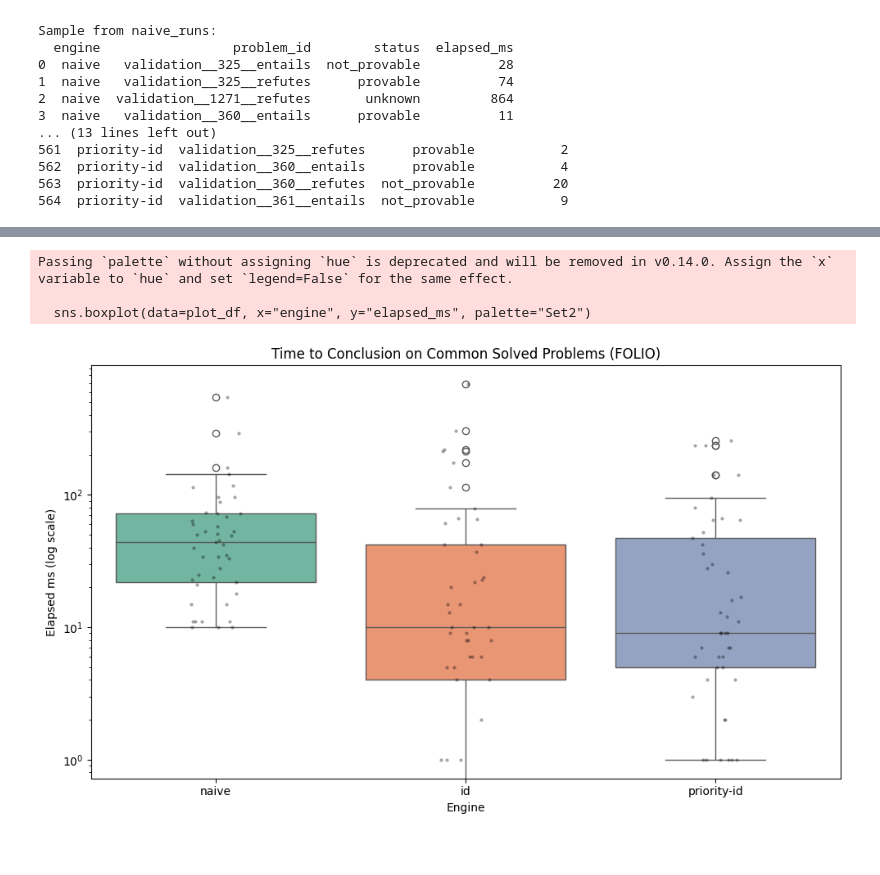
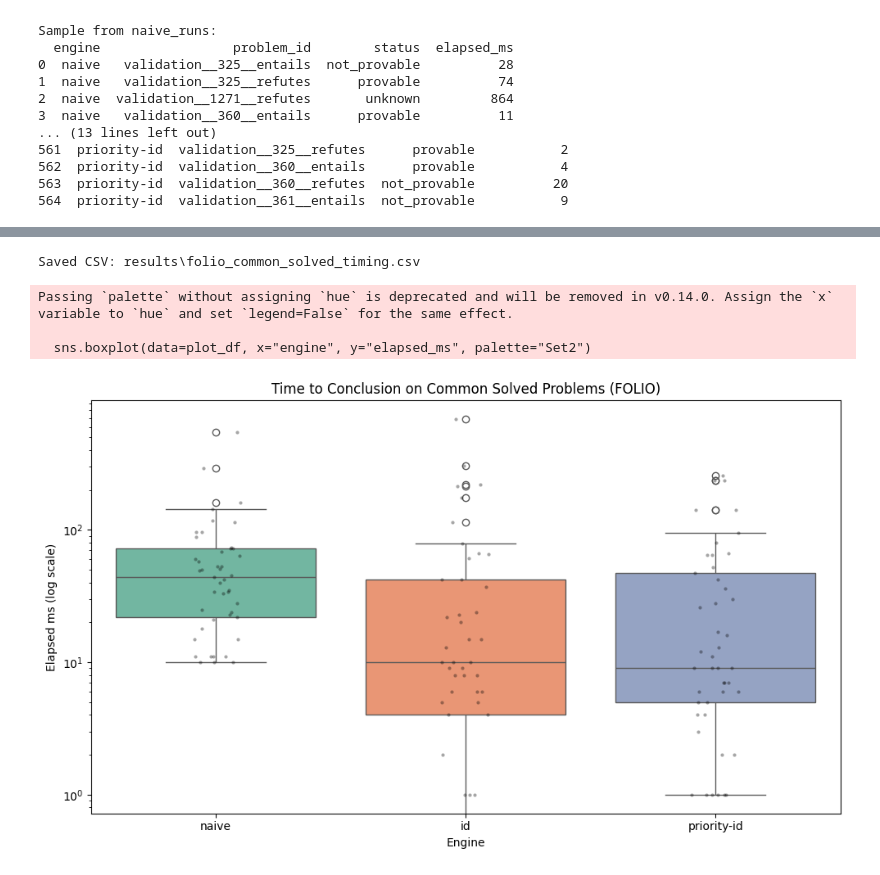
Before and after one commit to madiabio/logic-assignment, a Jupyter notebook: analysis/notebook.ipynb, the cells around one changed output, grey strips where cells are left out. Cells and saved outputs as stored; diff of their text form; code cells hidden in the pictures.

```diff
--- a/analysis/notebook.ipynb
+++ b/analysis/notebook.ipynb
@@ -160,36 +174,44 @@ priority-id        66      204       10    280
 # %%
 import seaborn as sns
 import matplotlib.pyplot as plt
 import pandas as pd
 
 # 1. Keep only determined results
 solved = folio_merged[folio_merged["status"].isin(["provable", "not_provable"])].copy()
 
 # 2. Keep only problems solved by every engine
 engines = solved["engine"].unique()
 problem_counts = solved.groupby("problem_id")["engine"].nunique()
 common_problems = problem_counts[problem_counts == len(engines)].index
 
 common_solved = solved[solved["problem_id"].isin(common_problems)].copy()
 
 # 3. One row per problem per engine
 plot_df = common_solved[["problem_id", "engine", "elapsed_ms"]].copy()
 
+results_dir = Path("results")
+results_dir.mkdir(parents=True, exist_ok=True)
+plot_df.to_csv(results_dir / "folio_common_solved_timing.csv", index=False)
+print(f"Saved CSV: {results_dir / 'folio_common_solved_timing.csv'}")
+
 plt.figure(figsize=(10, 6))
 sns.boxplot(data=plot_df, x="engine", y="elapsed_ms", palette="Set2")
 sns.stripplot(data=plot_df, x="engine", y="elapsed_ms", color="black", alpha=0.35, size=3)
 plt.yscale("log")  # helps if times are very skewed
 plt.title("Time to Conclusion on Common Solved Problems (FOLIO)")
 plt.xlabel("Engine")
 plt.ylabel("Elapsed ms (log scale)")
 plt.tight_layout()
-plt.savefig("results/folio_engine_conclusion_time.png")
+figures_dir = Path("../report/figures")
+figures_dir.mkdir(parents=True, exist_ok=True)
+plt.savefig(figures_dir / "folio_engine_conclusion_time.png")
 plt.show()
 # %% [output]
-Passing `palette` without assigning `hue` is deprecated and will be removed in v0.14.0. Assign the `x` variable to `hue` and set `legend=False` for the same effect.
-
-  sns.boxplot(data=plot_df, x="engine", y="elapsed_ms", palette="Set2")
+Saved CSV: results\folio_common_solved_timing.csv
+Passing `palette` without assigning `hue` is deprecated and will be removed in v0.14.0. Assign the `x` variable to `hue` and set `legend=False` for the same effect.
+
+  sns.boxplot(data=plot_df, x="engine", y="elapsed_ms", palette="Set2")
-[figure, old version]
+[figure, new version]
 # %%
 # Repeat the same three plots for tptp-provable-results.db
 from pathlib import Path
```
Also changed, not shown: parts of 5 cells of this notebook, 11 other files.
